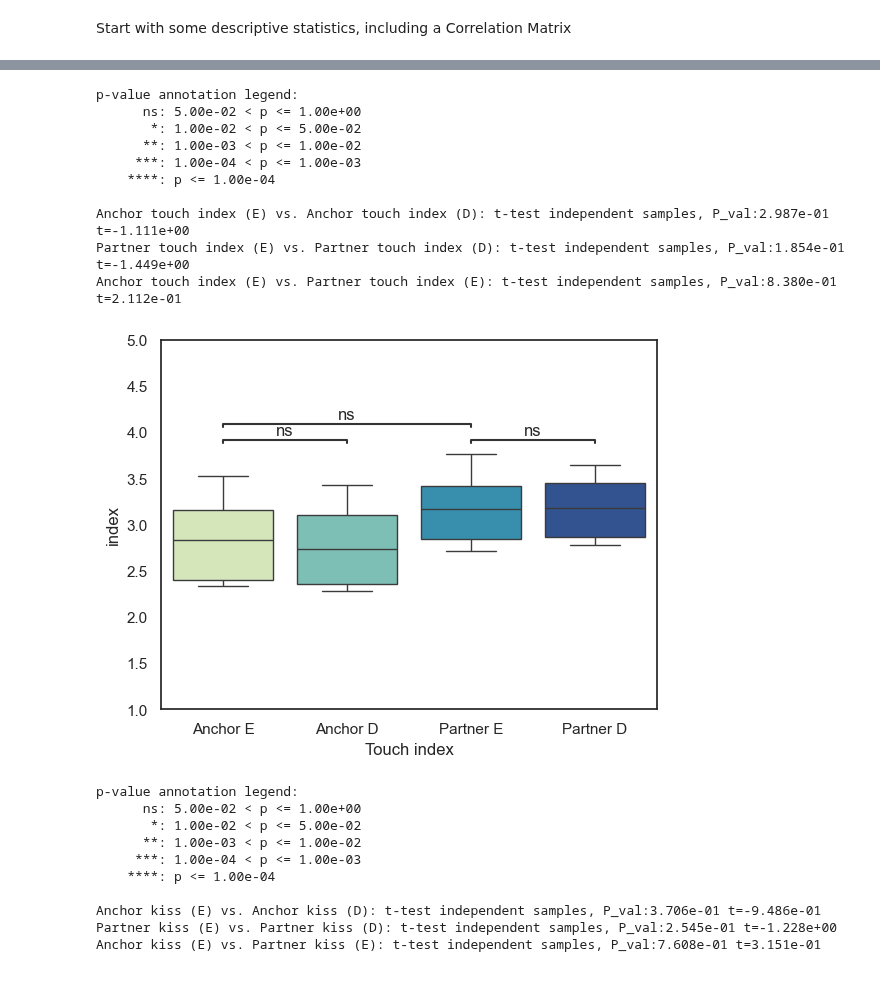
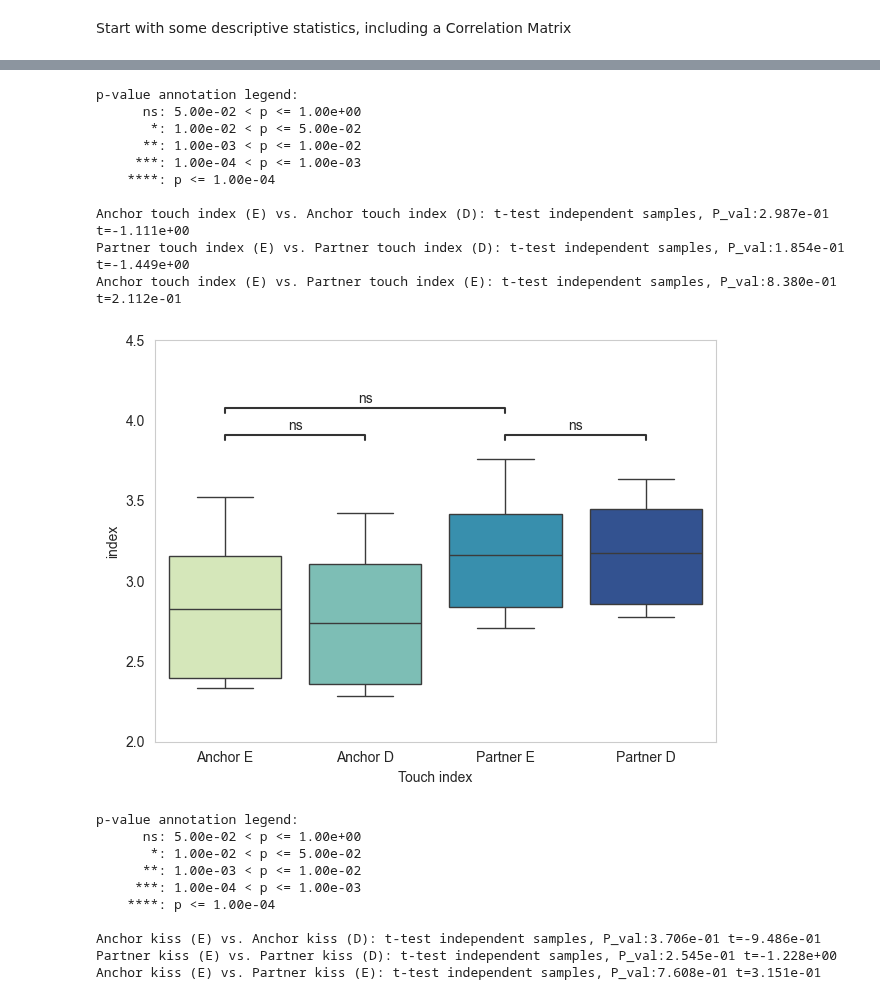
Before and after one commit to EdgardoCS/touchCouples, a Jupyter notebook: descriptive_stats.ipynb, the cells around one changed output, grey strips where cells are left out. Cells and saved outputs as stored; diff of their text form; code cells hidden in the pictures.

```diff
--- a/descriptive_stats.ipynb
+++ b/descriptive_stats.ipynb
@@ -230,35 +233,37 @@ ax = sns.boxplot(data=touch_indexes,
                  y='index',
                  hue='Touch index',
                  palette='YlGnBu',
                  )
 pairs = [("Anchor touch index (E)", "Anchor touch index (D)"),
          ("Partner touch index (E)", "Partner touch index (D)"),
          ("Anchor touch index (E)", "Partner touch index (E)")]
 
 annotator = Annotator(ax,
                       pairs,
                       data=touch_indexes,
                       x='Touch index',
                       y='index',
                       order=["Anchor touch index (E)", "Anchor touch index (D)", "Partner touch index (E)",
                              "Partner touch index (D)"])
 annotator.configure(test='t-test_ind', text_format='star', loc='outside')
 annotator.apply_and_annotate()
 plt.xticks([0, 1, 2, 3], labels=["Anchor E", "Anchor D", "Partner E", "Partner D"])
-plt.ylim(1, 5)
+plt.ylim(2,4.5)
 plt.grid(False)
+plt.tight_layout()
+plt.savefig("output/img/touch_index_stats_all.png", dpi=350, transparent=True)
 # %% [output]
 p-value annotation legend:
       ns: 5.00e-02 < p <= 1.00e+00
        *: 1.00e-02 < p <= 5.00e-02
       **: 1.00e-03 < p <= 1.00e-02
      ***: 1.00e-04 < p <= 1.00e-03
     ****: p <= 1.00e-04
 
 Anchor touch index (E) vs. Anchor touch index (D): t-test independent samples, P_val:2.987e-01 t=-1.111e+00
 Partner touch index (E) vs. Partner touch index (D): t-test independent samples, P_val:1.854e-01 t=-1.449e+00
 Anchor touch index (E) vs. Partner touch index (E): t-test independent samples, P_val:8.380e-01 t=2.112e-01
-[figure, old version]
+[figure, new version]
 # %%
 # Calculate means for touch variables
 anchor_touch = df.groupby('Relationship length')[
```
Also changed, not shown: parts of 3 cells of this notebook, 2 other files.
